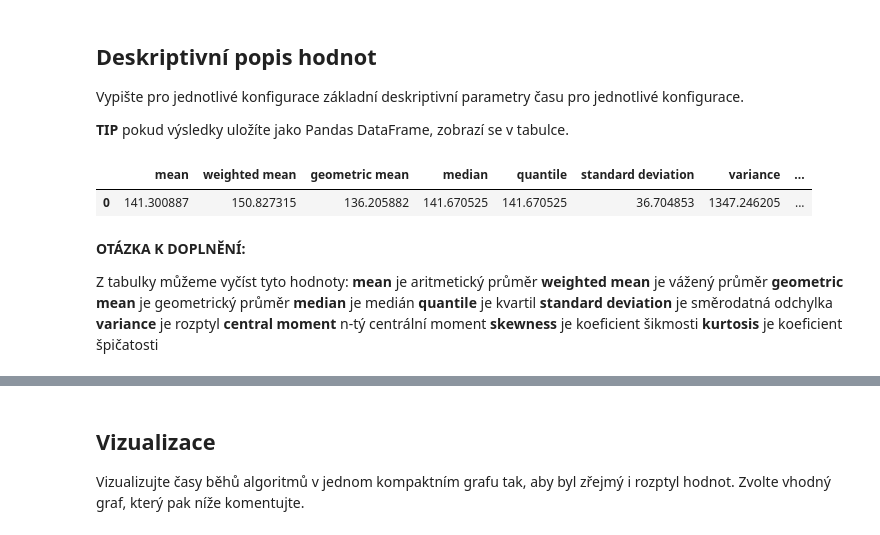
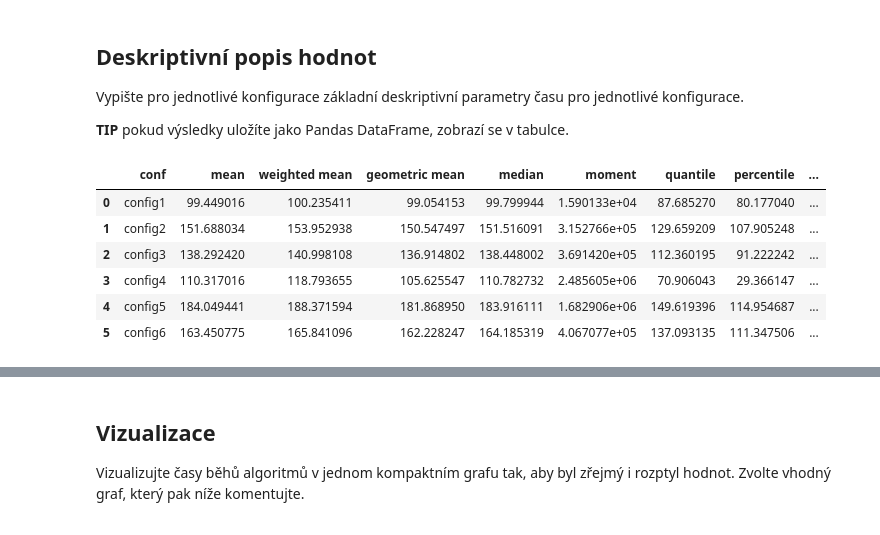
Before and after one commit to FITlifeSADGE/MSP, a Jupyter notebook: proj1.ipynb, the cells around one changed output, grey strips where cells are left out. Cells and saved outputs as stored; diff of their text form; code cells hidden in the pictures.

```diff
--- a/proj1.ipynb
+++ b/proj1.ipynb
@@ -152,34 +154,31 @@ Vypište pro jednotlivé konfigurace základní deskriptivní parametry času pr
 __TIP__ pokud výsledky uložíte jako Pandas DataFrame, zobrazí se v tabulce.
 # %%
 # TODO deskriptivni parametry
-a_mean = filtered_df["time"].mean()
-w_mean = np.average(filtered_df["time"], weights=filtered_df["time"])
-geo_mean = stats.gmean(filtered_df["time"])
-median = filtered_df["time"].median()
-quantile = filtered_df["time"].quantile()
-std_deviation = filtered_df["time"].std()
-variance = filtered_df["time"].var()
-central_moment = stats.moment(filtered_df["time"], moment=4)
-skewness = stats.skew(filtered_df["time"])
-kurtosis = stats.kurtosis(filtered_df["time"])
 
-descriptive_parameters = pd.DataFrame({"mean": [a_mean], "weighted mean": [w_mean], "geometric mean": [geo_mean], "median": [median], "quantile": [quantile], "standard deviation": [std_deviation], "variance": [variance], "central moment": [central_moment], "skewness": [skewness], "kurtosis": [kurtosis]})
+grouped = filtered_df.groupby("conf")
+random_df = pd.DataFrame()
 
-descriptive_parameters
+for conf, group in grouped:
+    a_mean = group["time"].mean()
+    w_mean = np.average(group["time"], weights=group["time"])
+    geo_mean = stats.gmean(group["time"])
+    median = group["time"].median()
+    moment = stats.moment(group["time"], moment=4)
+    quantile = np.quantile(group["time"], 0.1)
+    std_deviation = group["time"].std()
+    variance = group["time"].var()
+    skewness = stats.skew(group["time"])
+    kurtosis = stats.kurtosis(group["time"])
+    percentile = np.percentile(group["time"], 0.1)
+
+    new_df = pd.DataFrame({"conf": [conf], "mean": [a_mean], "weighted mean": [w_mean], "geometric mean": [geo_mean], "median": [median], "moment": [moment], "quantile": [quantile], "percentile": [percentile], "standard deviation": [std_deviation], "variance": [variance], "skewness": [skewness], "kurtosis": [kurtosis]})
+    random_df = pd.concat([random_df, new_df], ignore_index=True)
+random_df
 # %% [output]
-|  | mean | weighted mean | geometric mean | median | quantile | standard deviation | variance | ... |
-| 0 | 141.300887 | 150.827315 | 136.205882 | 141.670525 | 141.670525 | 36.704853 | 1347.246205 | ... |
+|  | conf | mean | weighted mean | geometric mean | median | moment | quantile | percentile | ... |
+| 0 | config1 | 99.449016 | 100.235411 | 99.054153 | 99.799944 | 1.590133e+04 | 87.685270 | 80.177040 | ... |
+| 1 | config2 | 151.688034 | 153.952938 | 150.547497 | 151.516091 | 3.152766e+05 | 129.659209 | 107.905248 | ... |
+| 2 | config3 | 138.292420 | 140.998108 | 136.914802 | 138.448002 | 3.691420e+05 | 112.360195 | 91.222242 | ... |
+| 3 | config4 | 110.317016 | 118.793655 | 105.625547 | 110.782732 | 2.485605e+06 | 70.906043 | 29.366147 | ... |
+| 4 | config5 | 184.049441 | 188.371594 | 181.868950 | 183.916111 | 1.682906e+06 | 149.619396 | 114.954687 | ... |
+| 5 | config6 | 163.450775 | 165.841096 | 162.228247 | 164.185319 | 4.067077e+05 | 137.093135 | 111.347506 | ... |
-# %% [markdown]
-__OTÁZKA K DOPLNĚNÍ:__
-
-Z tabulky můžeme vyčíst tyto hodnoty:
-__mean__ je aritmetický průměr
-__weighted mean__ je vážený průměr
-__geometric mean__ je geometrický průměr
-__median__ je medián
-__quantile__ je kvartil
-__standard deviation__ je směrodatná odchylka
-__variance__ je rozptyl
-__central moment__ n-tý centrální moment
-__skewness__ je koeficient šikmosti
-__kurtosis__ je koeficient špičatosti
```
Also changed, not shown: parts of 10 cells of this notebook.
